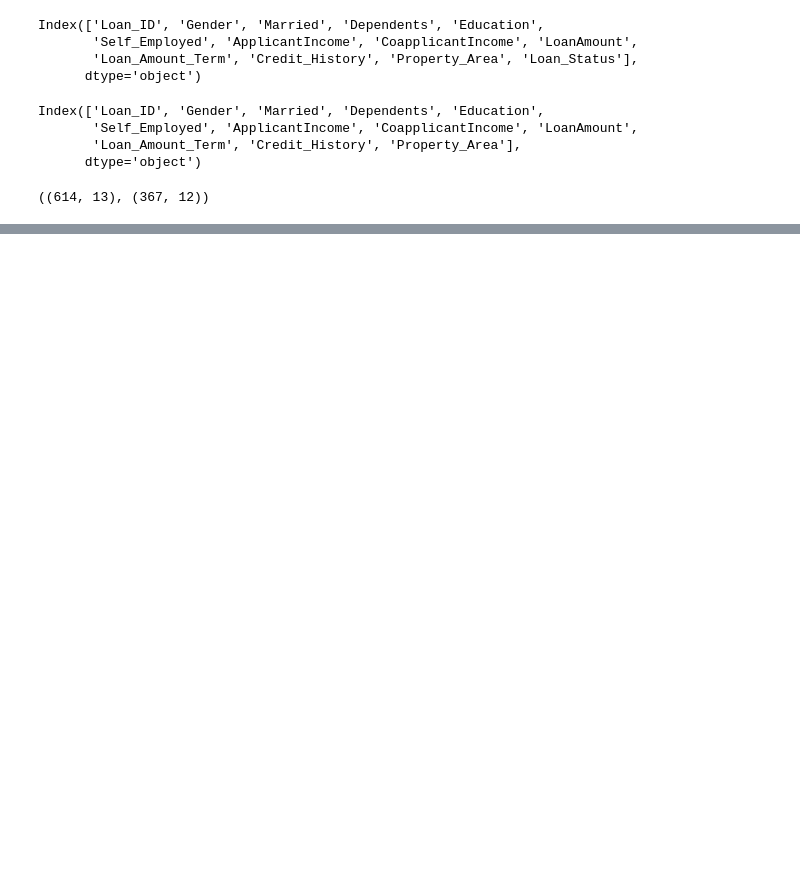
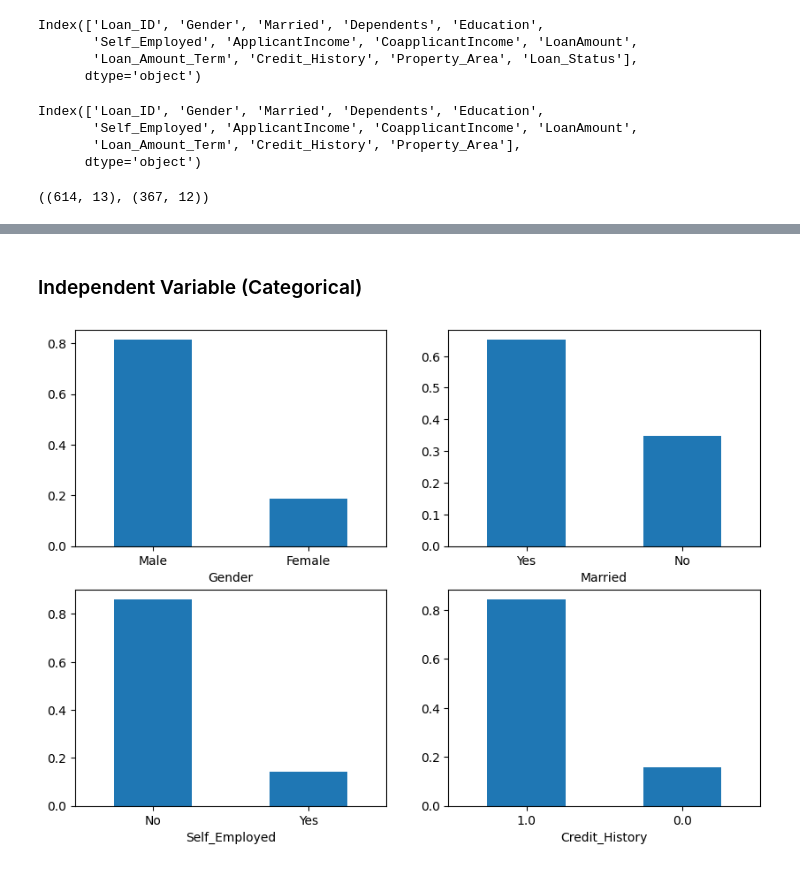
Before and after one commit to statbuster/loan-prediction, a Jupyter notebook: main.ipynb, the cells around one changed output, grey strips where cells are left out. Cells and saved outputs as stored; diff of their text form; code cells hidden in the pictures; blank space fills up the shorter version.

```diff
--- a/main.ipynb
+++ b/main.ipynb
@@ -32,0 +57,24 @@ train.shape, test.shape
+# %% [markdown]
+### Independent Variable (Categorical)
+# %%
+plt.figure(figsize=(10,7))
+
+plt.subplot(2,2,1)
+train['Gender'].value_counts(normalize=True).plot.bar()
+plt.xticks(rotation=0)
+
+plt.subplot(2,2,2)
+train['Married'].value_counts(normalize=True).plot.bar()
+plt.xticks(rotation=0)
+
+plt.subplot(2,2,3)
+train['Self_Employed'].value_counts(normalize=True).plot.bar()
+plt.xticks(rotation=0)
+
+plt.subplot(2,2,4)
+train['Credit_History'].value_counts(normalize=True).plot.bar()
+plt.xticks(rotation=0)
+
+plt.show()
+# %% [output]
+[figure, added]
```
Also changed, not shown: parts of 53 cells of this notebook, 1 other file.
